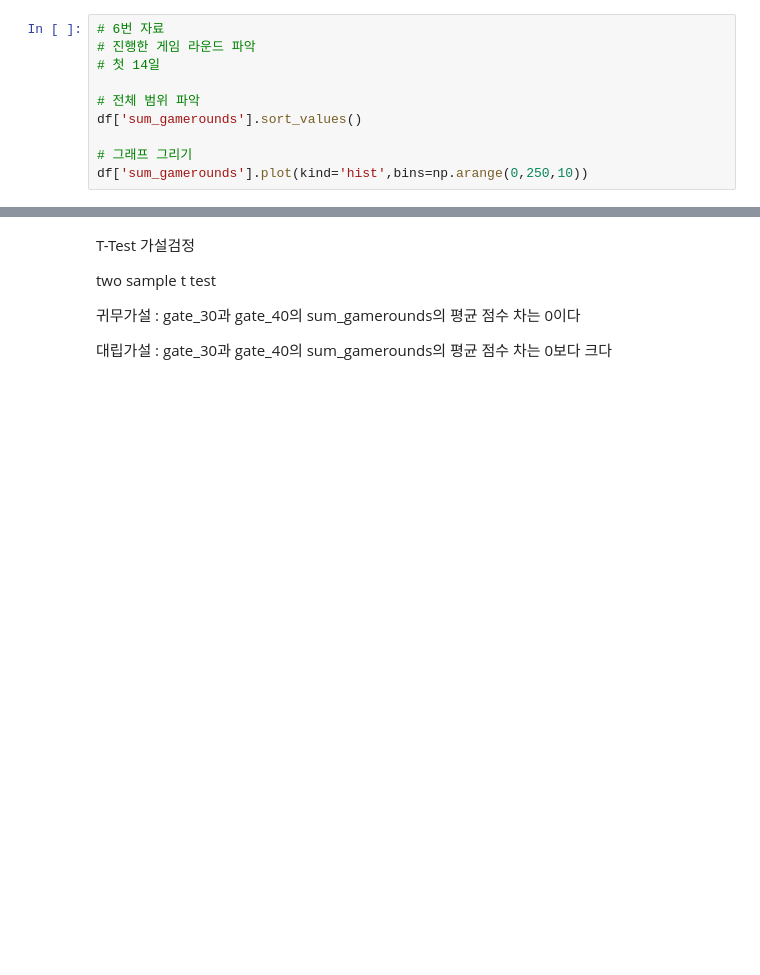
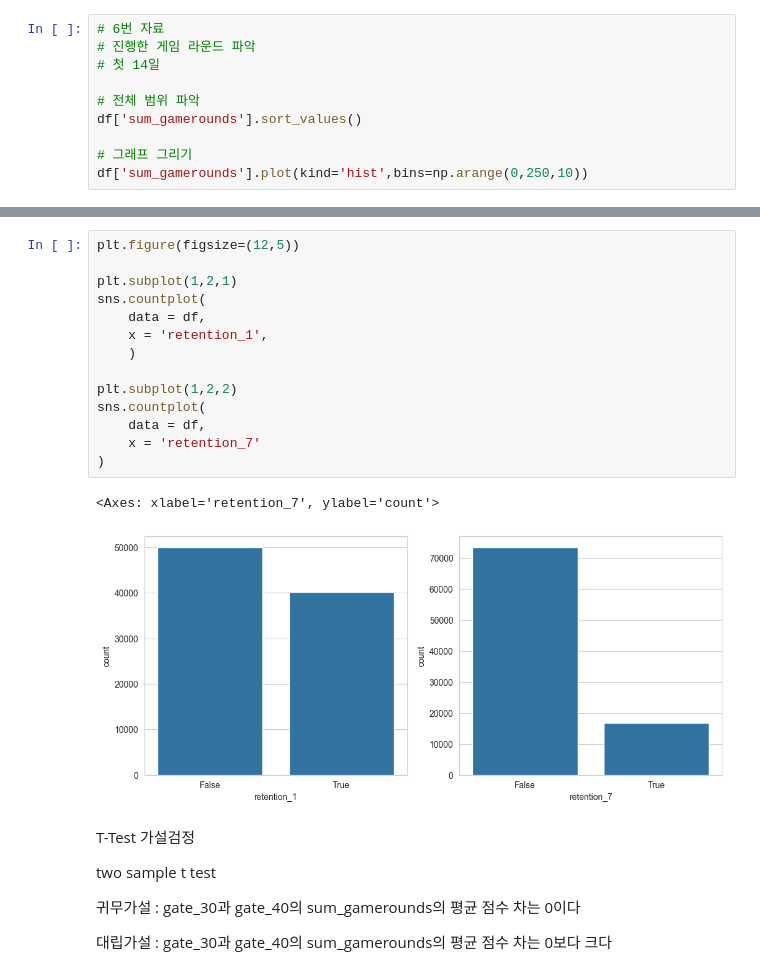
Before and after one commit to GRetriever/Data-Analysis-Project, a Jupyter notebook: Cookie/practice_game_2.ipynb, the cells around one changed output, grey strips where cells are left out. Cells and saved outputs as stored; diff of their text form; blank space fills up the shorter version.

```diff
--- a/Cookie/practice_game_2.ipynb
+++ b/Cookie/practice_game_2.ipynb
@@ -60,3 +81,20 @@ df['sum_gamerounds'].plot(kind='hist',bins=np.arange(0,250,10))
+# %%
+plt.figure(figsize=(12,5))
+
+plt.subplot(1,2,1)
+sns.countplot(
+    data = df,
+    x = 'retention_1',
+    )
+
+plt.subplot(1,2,2)
+sns.countplot(
+    data = df,
+    x = 'retention_7'
+)
+# %% [output]
+<Axes: xlabel='retention_7', ylabel='count'>
+[figure, added]
 # %% [markdown]
 T-Test 가설검정
 
```
Also changed, not shown: parts of 3 cells of this notebook.
